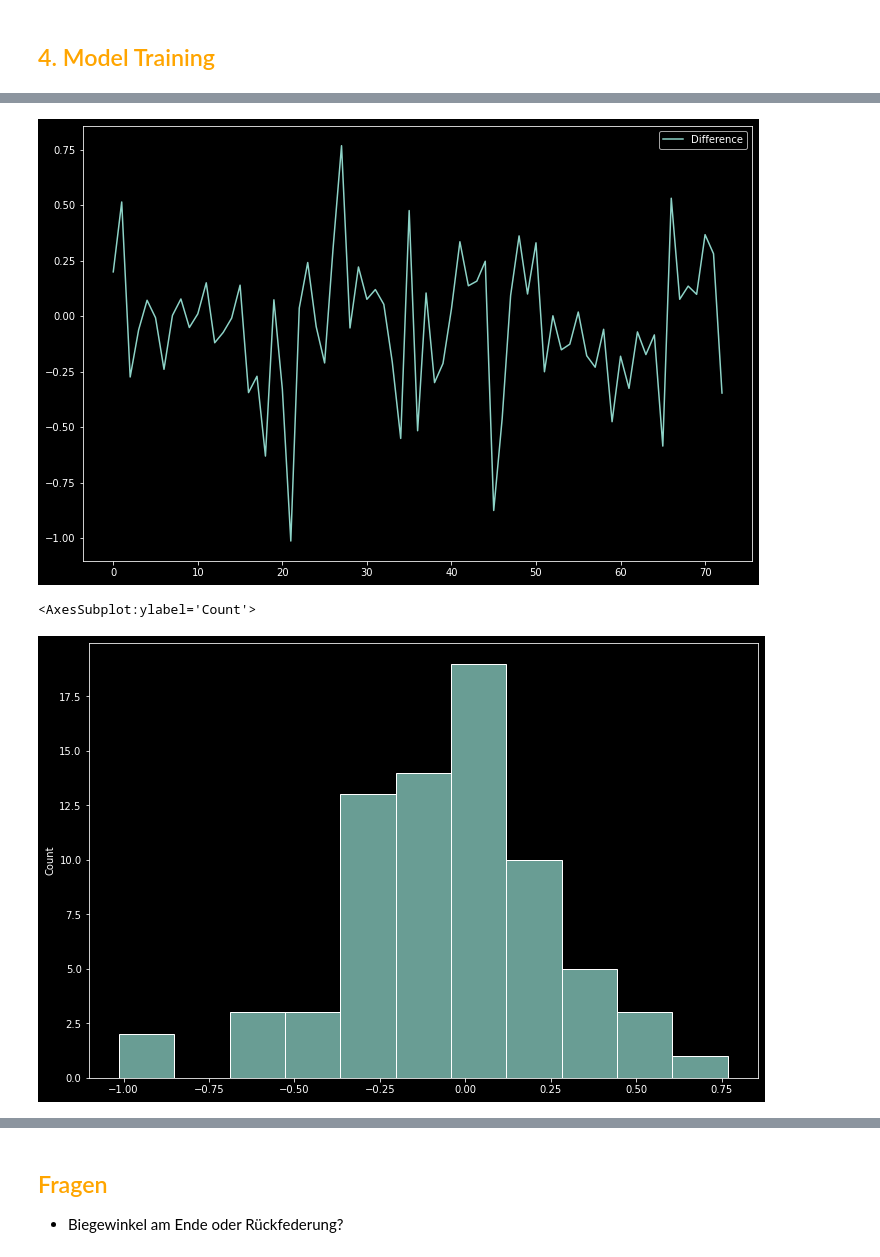
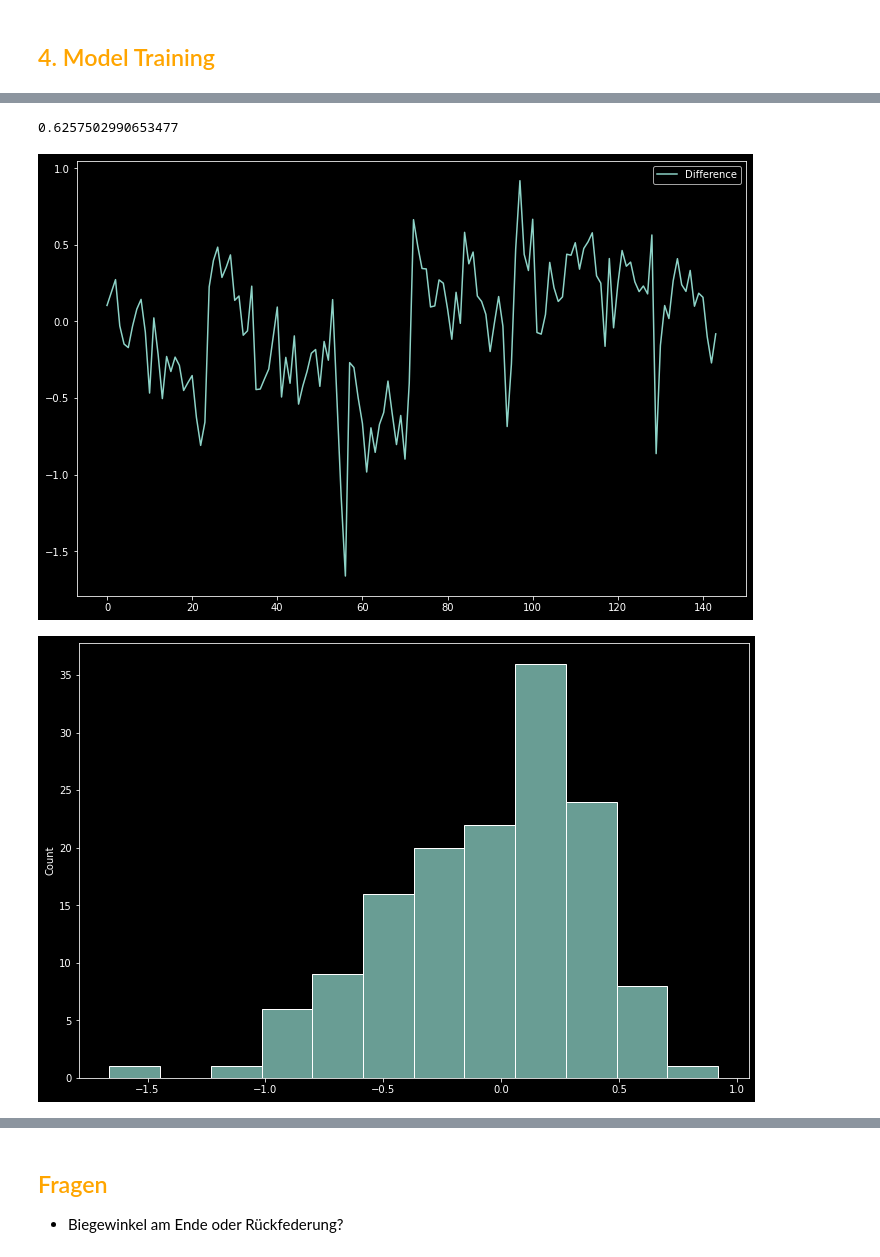
Before and after one commit to raresbb/Tutorium_Biegewinkel, a Jupyter notebook: biegewinkel_model.ipynb, the cells around one changed output, grey strips where cells are left out. Saved outputs shown, nothing was run; the diff lists cells and outputs as text; code cells hidden in the pictures.

Commit message:
updated biegewinkel_model

```diff
--- a/biegewinkel_model.ipynb
+++ b/biegewinkel_model.ipynb
@@ -307,3 +323,5 @@ from sklearn.metrics import mean_squared_error
 # %%
-X_train = df_corr.iloc[:, :-1].values
-y_train = df_corr.iloc[:, -1].values
+X_train = df_train.iloc[:, :-1].values
+y_train = df_train.iloc[:, -1].values
+X_test = df_test.iloc[:, :-1].values
+y_test = df_test.iloc[:, -1].values
@@ -374,7 +328,4 @@ Best Parameters:  {'bootstrap': True, 'max_depth': 80, 'max_features': 5, 'min_s
 # %%
-rf = RandomForestRegressor( **best_parameters,
-                           oob_score = True,
-                           random_state = 0,
-                           n_jobs = -1)
+rf = RandomForestRegressor( n_estimators = 10,
+                            n_jobs = -1)
 rf.fit(X_train, y_train)
-y_pred_rf = rf.predict(X_test)
@@ -380,0 +340,12 @@ y_pred_rf = rf.predict(X_test)
+# %%
+from catboost import CatBoostRegressor
+from sklearn.model_selection import GridSearchCV
+
+model = CatBoostRegressor()
+parameters = {'depth' : [6,8,10],
+              'learning_rate' : [0.01, 0.05, 0.1],
+              'iterations'    : [30, 50, 100]
+              }
+
+grid = GridSearchCV(estimator=model, param_grid = parameters, cv = 2, n_jobs=-1)
+grid.fit(X_train, y_train)
@@ -381,15 +375,21 @@ y_pred_rf = rf.predict(X_test)
+# %%
+y_pred = grid.predict(X_test)
+# %%
+r2_score(y_test, y_pred)
+# %% [output]
+0.6257502990653477
 # %%
 # difference over time
-plt.plot(y_pred_rf - y_test, label = 'Difference')
+plt.plot(y_pred - y_test, label = 'Difference')
 plt.legend()
 plt.show()
 # %% [output]
-[figure, old version]
+[figure, new version]
 # %%
-sns.histplot(y_pred_rf - y_test, label = 'Difference')
+sns.histplot(y_pred - y_test, label = 'Difference')
+plt.show()
 # %% [output]
-<AxesSubplot:ylabel='Count'>
-[figure, old version]
+[figure, new version]
 # %%
 # preadictions over true values
 plt.figure(figsize = (10,10))
```
Also changed, not shown: parts of 35 cells of this notebook, 4 other files.
